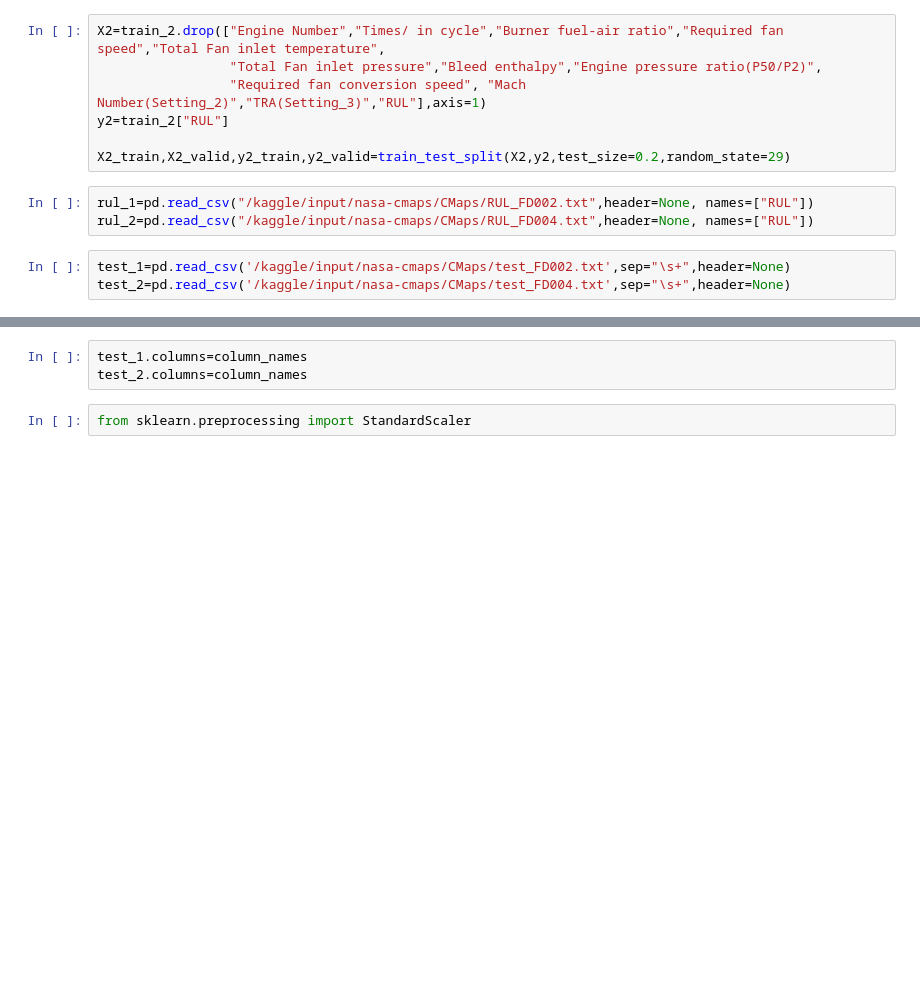
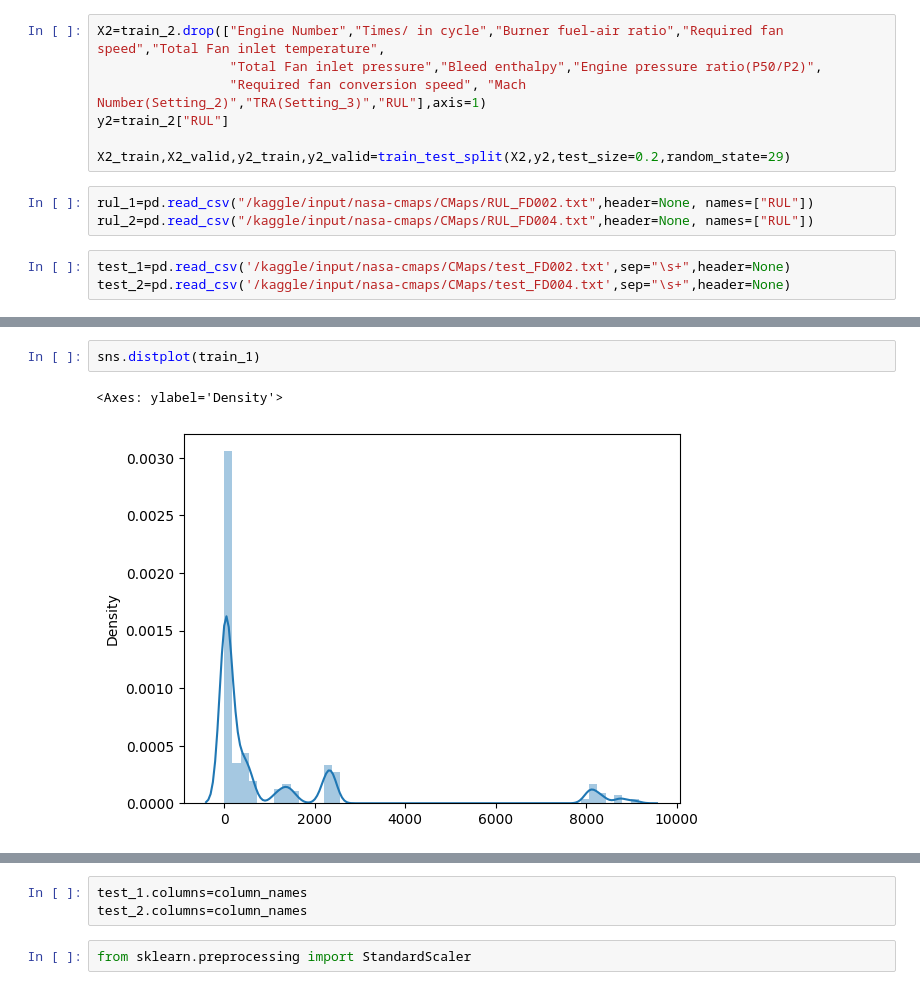
Before and after one commit to suzalkachhadiya/Data, a Jupyter notebook: rul-jet-engine.ipynb, the cells around one changed output, grey strips where cells are left out. Cells and saved outputs as stored; diff of their text form; blank space fills up the shorter version.

```diff
--- a/rul-jet-engine.ipynb
+++ b/rul-jet-engine.ipynb
@@ -622,0 +632,5 @@ test_2=pd.read_csv('/kaggle/input/nasa-cmaps/CMaps/test_FD004.txt',sep="\s+",hea
+# %%
+sns.distplot(train_1)
+# %% [output]
+<Axes: ylabel='Density'>
+[figure, added]
```
Also changed, not shown: parts of 55 cells of this notebook.
